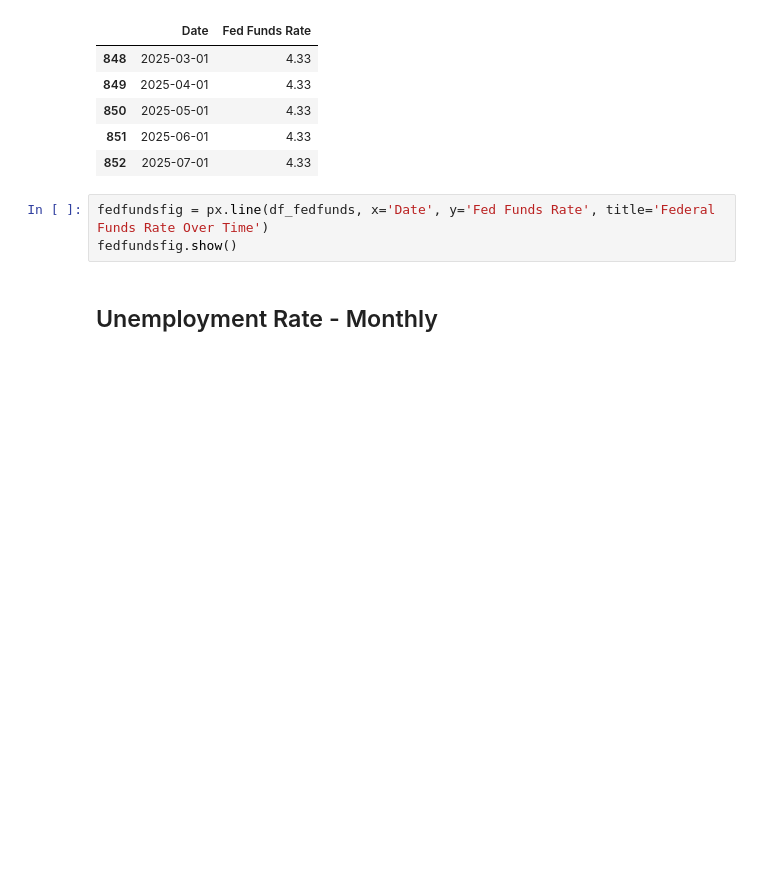
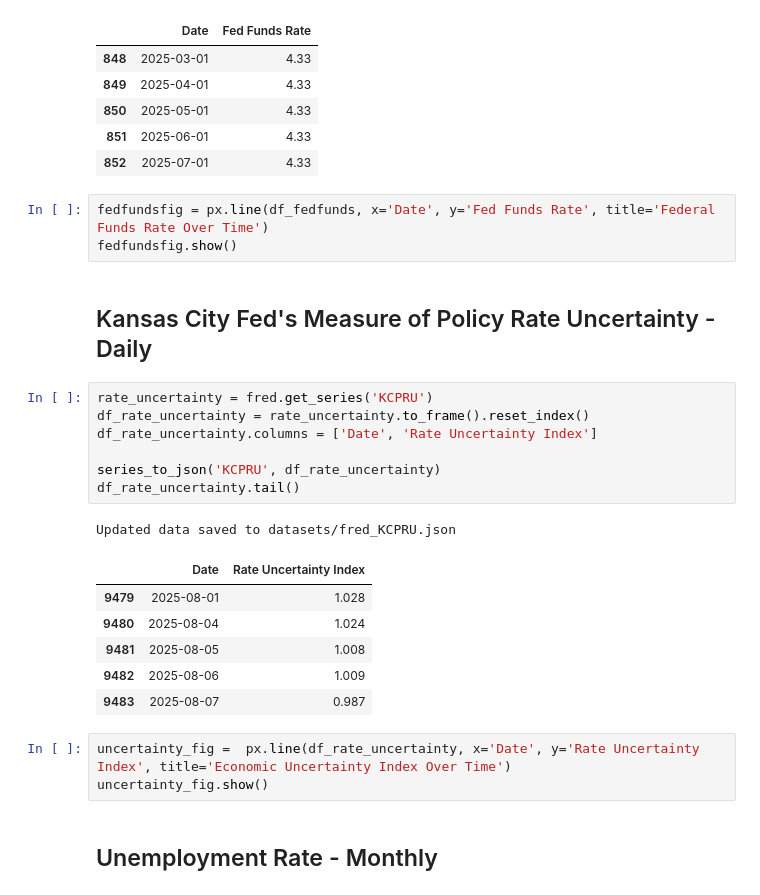
Before and after one commit to wallscreet/fred, a Jupyter notebook: datasets.ipynb, the cells around one changed output. Saved outputs shown, nothing was run; the diff lists cells and outputs as text; blank space fills up the shorter version.

Commit message:
add datasets

```diff
--- a/datasets.ipynb
+++ b/datasets.ipynb
@@ -294,6 +296,26 @@ Updated data saved to datasets/fred_FEDFUNDS.json
 # %%
 fedfundsfig = px.line(df_fedfunds, x='Date', y='Fed Funds Rate', title='Federal Funds Rate Over Time')
 fedfundsfig.show()
+# %% [markdown]
+## Kansas City Fed's Measure of Policy Rate Uncertainty - Daily
+# %%
+rate_uncertainty = fred.get_series('KCPRU')
+df_rate_uncertainty = rate_uncertainty.to_frame().reset_index()
+df_rate_uncertainty.columns = ['Date', 'Rate Uncertainty Index']
+
+series_to_json('KCPRU', df_rate_uncertainty)
+df_rate_uncertainty.tail()
+# %% [output]
+Updated data saved to datasets/fred_KCPRU.json
+|  | Date | Rate Uncertainty Index |
+| 9479 | 2025-08-01 | 1.028 |
+| 9480 | 2025-08-04 | 1.024 |
+| 9481 | 2025-08-05 | 1.008 |
+| 9482 | 2025-08-06 | 1.009 |
+| 9483 | 2025-08-07 | 0.987 |
+# %%
+uncertainty_fig =  px.line(df_rate_uncertainty, x='Date', y='Rate Uncertainty Index', title='Economic Uncertainty Index Over Time')
+uncertainty_fig.show()
 # %% [markdown]
 ## Unemployment Rate  - Monthly
 # %%
```
Also changed, not shown: parts of 10 cells of this notebook, 4 other files.
